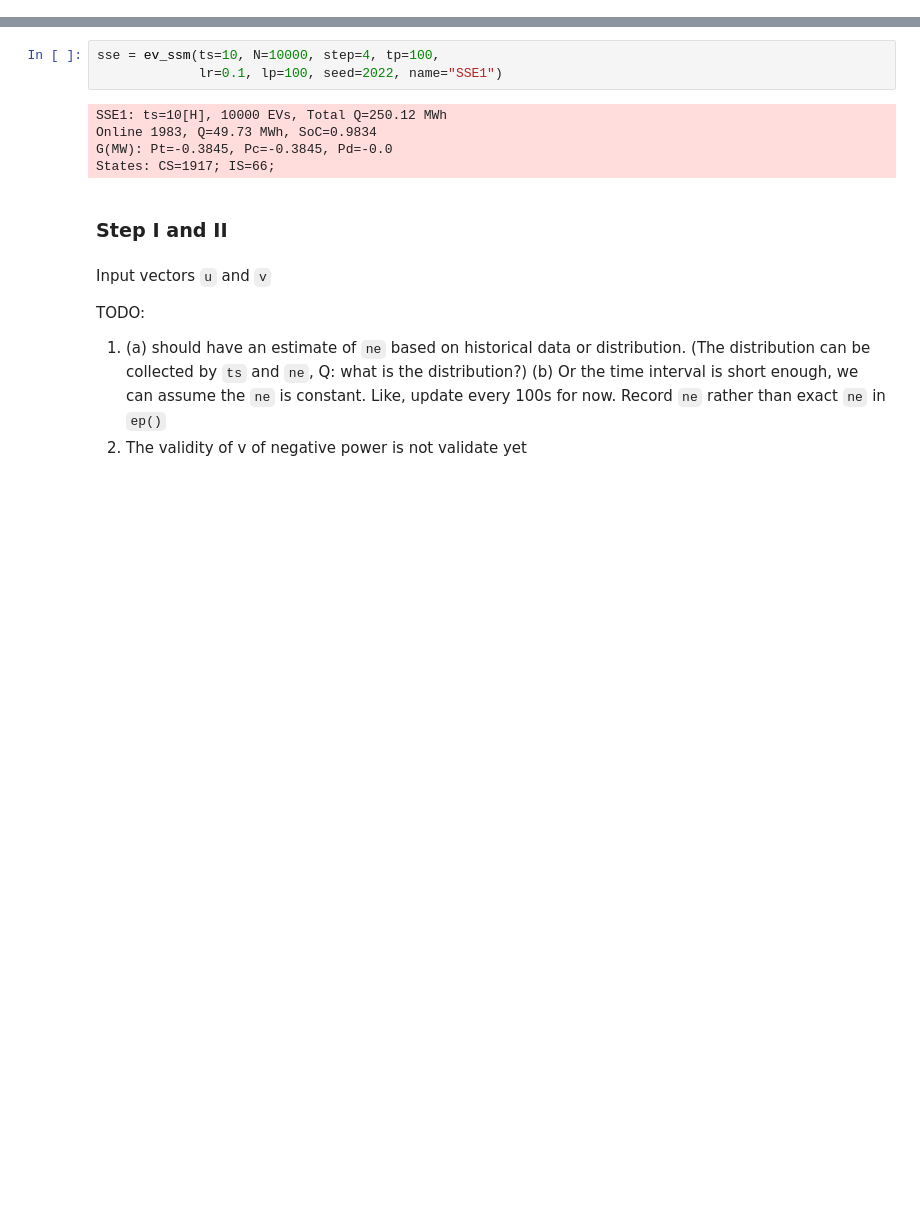
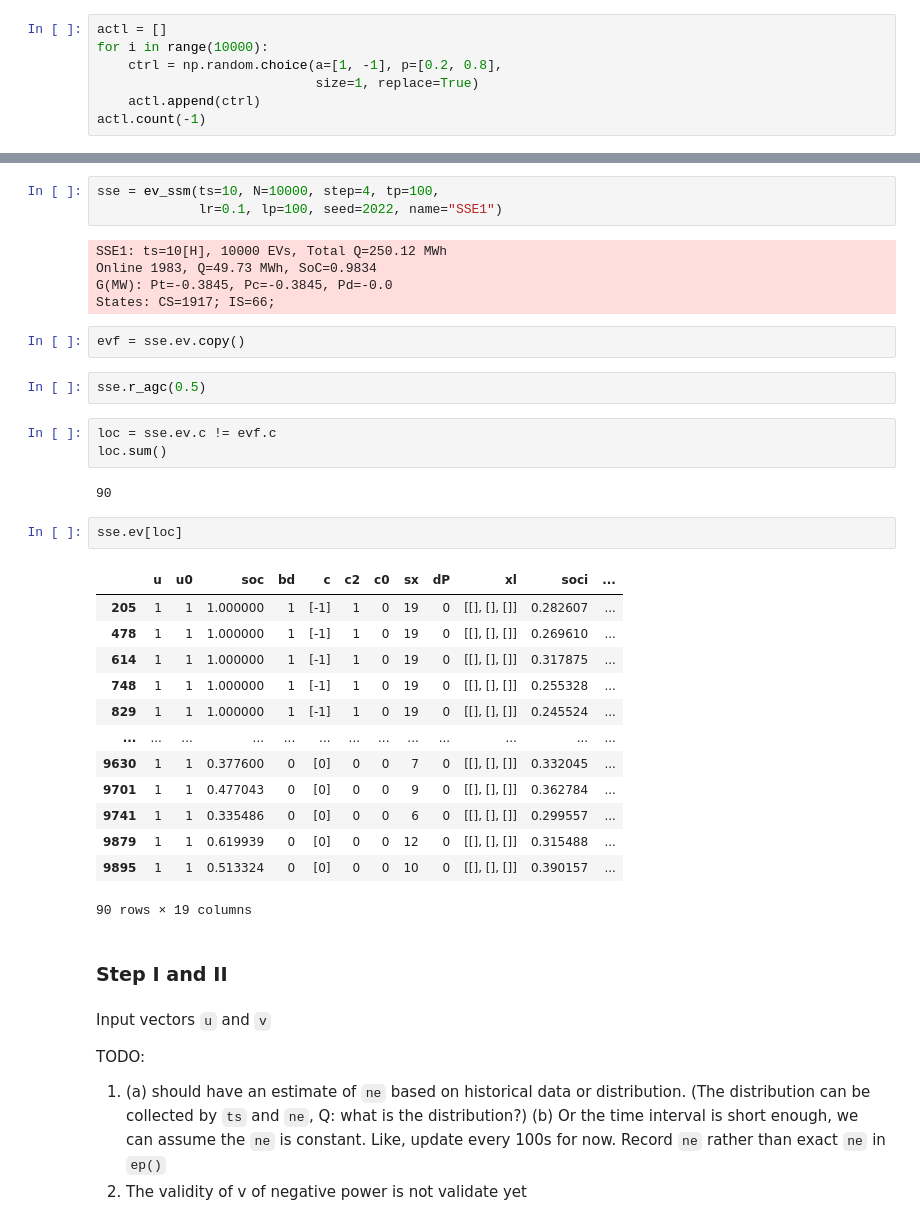
Before and after one commit to shebuxin/andes, a Jupyter notebook: jwang/notes2/ev_ssm2.ipynb, the cells around one changed output, grey strips where cells are left out. Saved outputs shown, nothing was run; the diff lists cells and outputs as text; blank space fills up the shorter version.

```diff
--- a/jwang/notes2/ev_ssm2.ipynb
+++ b/jwang/notes2/ev_ssm2.ipynb
@@ -1126,0 +175,7 @@ SSE1: Load A from Aests.csv.
+# %%
+actl = []
+for i in range(10000):
+    ctrl = np.random.choice(a=[1, -1], p=[0.2, 0.8],
+                            size=1, replace=True)
+    actl.append(ctrl)
+actl.count(-1)
@@ -1156,6 +1204,31 @@ SSE1: ts=10[H], 10000 EVs, Total Q=250.12 MWh
 Online 1983, Q=49.73 MWh, SoC=0.9834
 G(MW): Pt=-0.3845, Pc=-0.3845, Pd=-0.0
 States: CS=1917; IS=66;
+# %%
+evf = sse.ev.copy()
+# %%
+sse.r_agc(0.5)
+# %%
+loc = sse.ev.c != evf.c
+loc.sum()
+# %% [output]
+90
+# %%
+sse.ev[loc]
+# %% [output]
+|  | u | u0 | soc | bd | c | c2 | c0 | sx | dP | xl | soci | ... |
+| 205 | 1 | 1 | 1.000000 | 1 | [-1] | 1 | 0 | 19 | 0 | [[], [], []] | 0.282607 | ... |
+| 478 | 1 | 1 | 1.000000 | 1 | [-1] | 1 | 0 | 19 | 0 | [[], [], []] | 0.269610 | ... |
+| 614 | 1 | 1 | 1.000000 | 1 | [-1] | 1 | 0 | 19 | 0 | [[], [], []] | 0.317875 | ... |
+| 748 | 1 | 1 | 1.000000 | 1 | [-1] | 1 | 0 | 19 | 0 | [[], [], []] | 0.255328 | ... |
+| 829 | 1 | 1 | 1.000000 | 1 | [-1] | 1 | 0 | 19 | 0 | [[], [], []] | 0.245524 | ... |
+| ... | ... | ... | ... | ... | ... | ... | ... | ... | ... | ... | ... | ... |
+| 9630 | 1 | 1 | 0.377600 | 0 | [0] | 0 | 0 | 7 | 0 | [[], [], []] | 0.332045 | ... |
+| 9701 | 1 | 1 | 0.477043 | 0 | [0] | 0 | 0 | 9 | 0 | [[], [], []] | 0.362784 | ... |
+| 9741 | 1 | 1 | 0.335486 | 0 | [0] | 0 | 0 | 6 | 0 | [[], [], []] | 0.299557 | ... |
+| 9879 | 1 | 1 | 0.619939 | 0 | [0] | 0 | 0 | 12 | 0 | [[], [], []] | 0.315488 | ... |
+| 9895 | 1 | 1 | 0.513324 | 0 | [0] | 0 | 0 | 10 | 0 | [[], [], []] | 0.390157 | ... |
+90 rows × 19 columns
 # %% [markdown]
 ### Step I and II
 # %% [markdown]
```
Also changed, not shown: parts of 6 cells of this notebook.
